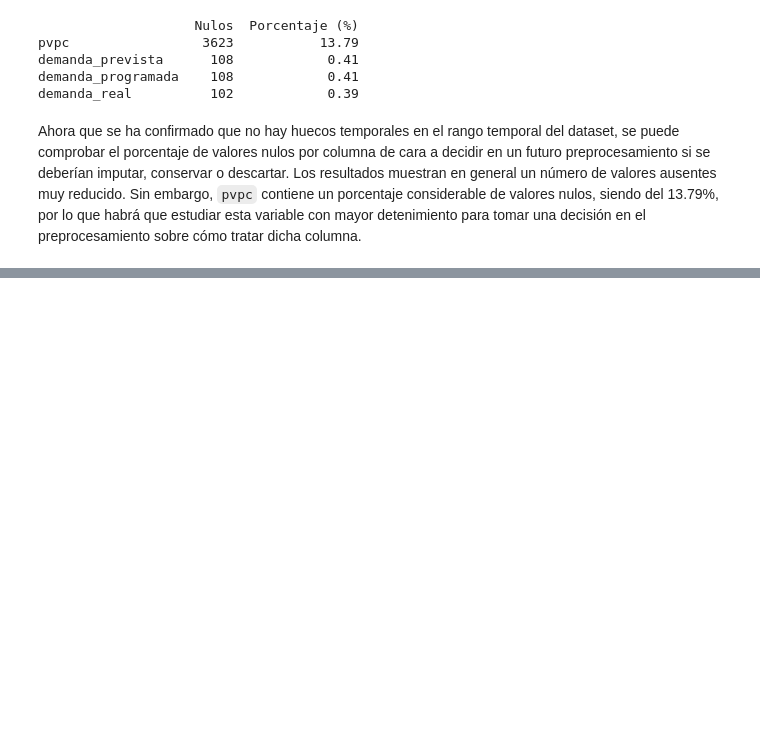
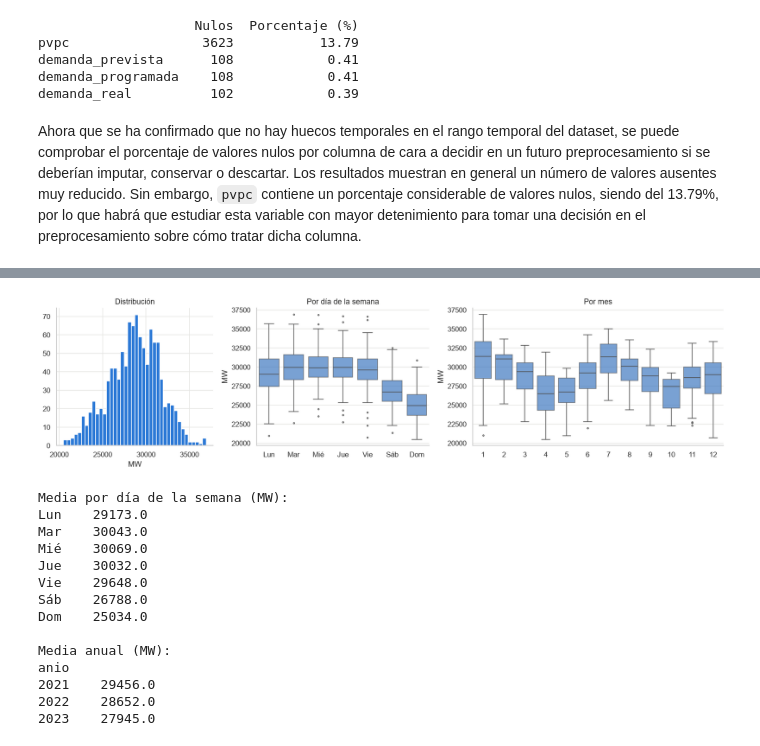
Before and after one commit to madalenointhemorning/MachineLearningUMU, a Jupyter notebook: practica2/notebooks/01_eda.ipynb, the cells around one changed output, grey strips where cells are left out. Drawn from its saved outputs; the diff is of its cells as text; code cells hidden in the pictures; blank space fills up the shorter version.

```diff
--- a/practica2/notebooks/01_eda.ipynb
+++ b/practica2/notebooks/01_eda.ipynb
@@ -210,0 +483,45 @@ Ahora que se ha confirmado que no hay huecos temporales en el rango temporal del
+# %%
+df_d = demanda.to_frame()
+df_d["dia_semana"] = df_d.index.dayofweek
+df_d["mes"] = df_d.index.month
+df_d["anio"] = df_d.index.year
+nombres_dia = ["Lun", "Mar", "Mié", "Jue", "Vie", "Sáb", "Dom"]
+
+fig, axes = plt.subplots(1, 3, figsize=(15, 4), gridspec_kw={"width_ratios": [1, 1.1, 1.6]})
+axes[0].hist(demanda.dropna(), bins=40, color=AZUL, edgecolor="white")
+axes[0].set_title("Distribución")
+axes[0].set_xlabel("MW")
+sns.boxplot(data=df_d, x="dia_semana", y="demanda_real", color=AZUL, ax=axes[1], fliersize=2,
+            boxprops={"alpha": 0.7})
+axes[1].set_xticks(range(7), nombres_dia)
+axes[1].set_title("Por día de la semana")
+sns.boxplot(data=df_d, x="mes", y="demanda_real", color=AZUL, ax=axes[2], fliersize=2,
+            boxprops={"alpha": 0.7})
+axes[2].set_title("Por mes")
+for ax in axes[1:]:
+    ax.set_xlabel("")
+    ax.set_ylabel("MW")
+fig.tight_layout()
+fig.savefig(FIG_DIR / "eda_distribucion_estacionalidad.png", bbox_inches="tight")
+plt.show()
+
+print("Media por día de la semana (MW):")
+print(df_d.groupby("dia_semana")["demanda_real"].mean().set_axis(nombres_dia).round(0).to_string())
+print("\nMedia anual (MW):")
+print(df_d.groupby("anio")["demanda_real"].mean().round(0).to_string())
+# %% [output]
+[figure, added]
+Media por día de la semana (MW):
+Lun    29173.0
+Mar    30043.0
+Mié    30069.0
+Jue    30032.0
+Vie    29648.0
+Sáb    26788.0
+Dom    25034.0
+
+Media anual (MW):
+anio
+2021    29456.0
+2022    28652.0
+2023    27945.0
```
Also changed, not shown: parts of 23 cells of this notebook, 7 other files.
